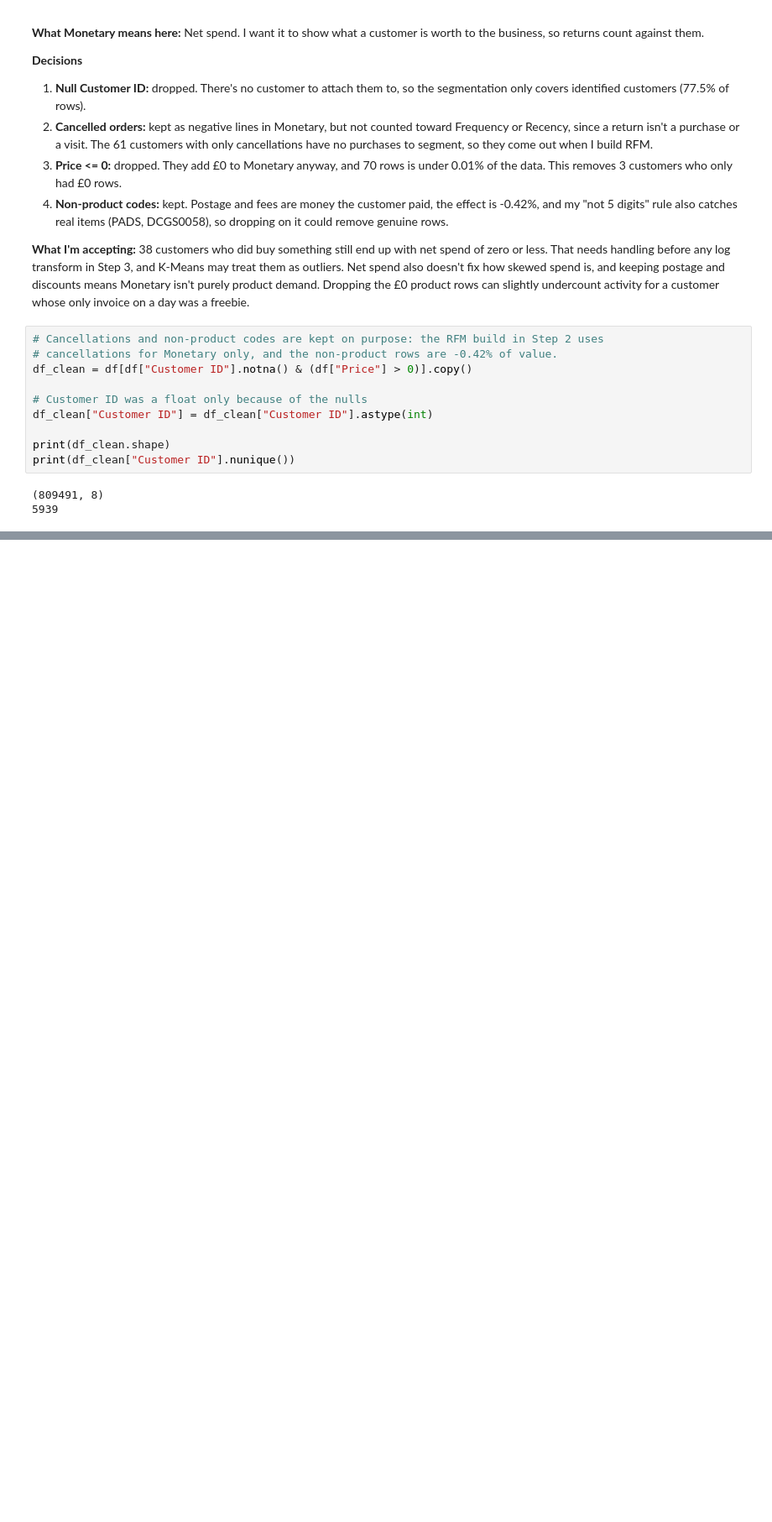
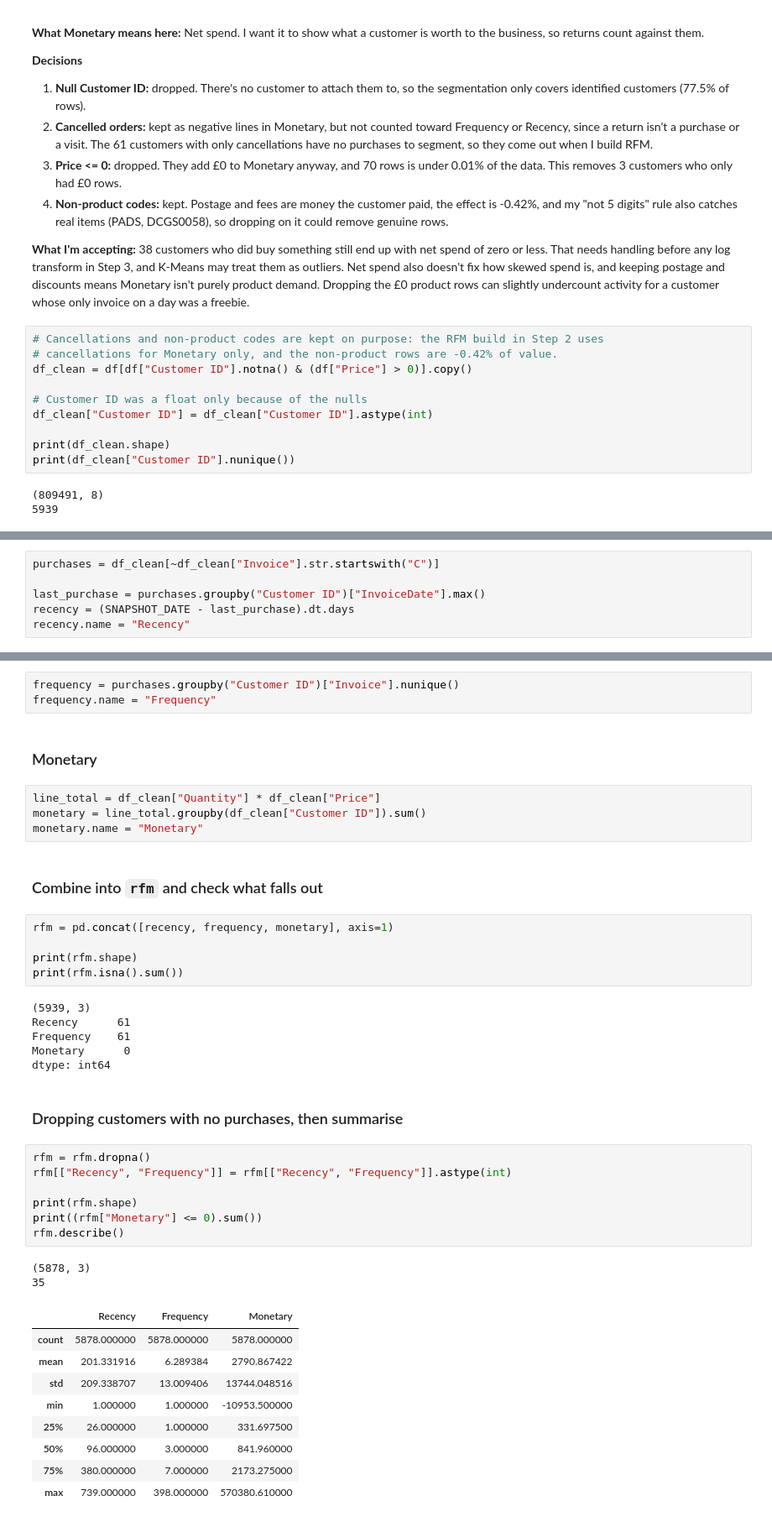
Before and after one commit to ashandx/customer-segmentation-clustering, a Jupyter notebook: notebooks/eda.ipynb, the cells around one changed output, grey strips where cells are left out. Shown at 84% size. Cells and saved outputs as stored; diff of their text form; blank space fills up the shorter version.

Commit message:
feat: build RFM table from cleaned transactions

```diff
--- a/notebooks/eda.ipynb
+++ b/notebooks/eda.ipynb
@@ -532,0 +546,6 @@ print(df_clean["Customer ID"].nunique())
+# %%
+purchases = df_clean[~df_clean["Invoice"].str.startswith("C")]
+
+last_purchase = purchases.groupby("Customer ID")["InvoiceDate"].max()
+recency = (SNAPSHOT_DATE - last_purchase).dt.days
+recency.name = "Recency"
@@ -532,0 +554,43 @@ print(df_clean["Customer ID"].nunique())
+# %%
+frequency = purchases.groupby("Customer ID")["Invoice"].nunique()
+frequency.name = "Frequency"
+# %% [markdown]
+### Monetary
+# %%
+line_total = df_clean["Quantity"] * df_clean["Price"]
+monetary = line_total.groupby(df_clean["Customer ID"]).sum()
+monetary.name = "Monetary"
+# %% [markdown]
+### Combine into `rfm` and check what falls out
+# %%
+rfm = pd.concat([recency, frequency, monetary], axis=1)
+
+print(rfm.shape)
+print(rfm.isna().sum())
+# %% [output]
+(5939, 3)
+Recency      61
+Frequency    61
+Monetary      0
+dtype: int64
+# %% [markdown]
+### Dropping customers with no purchases, then summarise
+# %%
+rfm = rfm.dropna()
+rfm[["Recency", "Frequency"]] = rfm[["Recency", "Frequency"]].astype(int)
+
+print(rfm.shape)
+print((rfm["Monetary"] <= 0).sum())
+rfm.describe()
+# %% [output]
+(5878, 3)
+35
+|  | Recency | Frequency | Monetary |
+| count | 5878.000000 | 5878.000000 | 5878.000000 |
+| mean | 201.331916 | 6.289384 | 2790.867422 |
+| std | 209.338707 | 13.009406 | 13744.048516 |
+| min | 1.000000 | 1.000000 | -10953.500000 |
+| 25% | 26.000000 | 1.000000 | 331.697500 |
+| 50% | 96.000000 | 3.000000 | 841.960000 |
+| 75% | 380.000000 | 7.000000 | 2173.275000 |
+| max | 739.000000 | 398.000000 | 570380.610000 |
```
Also changed, not shown: parts of 6 cells of this notebook.
